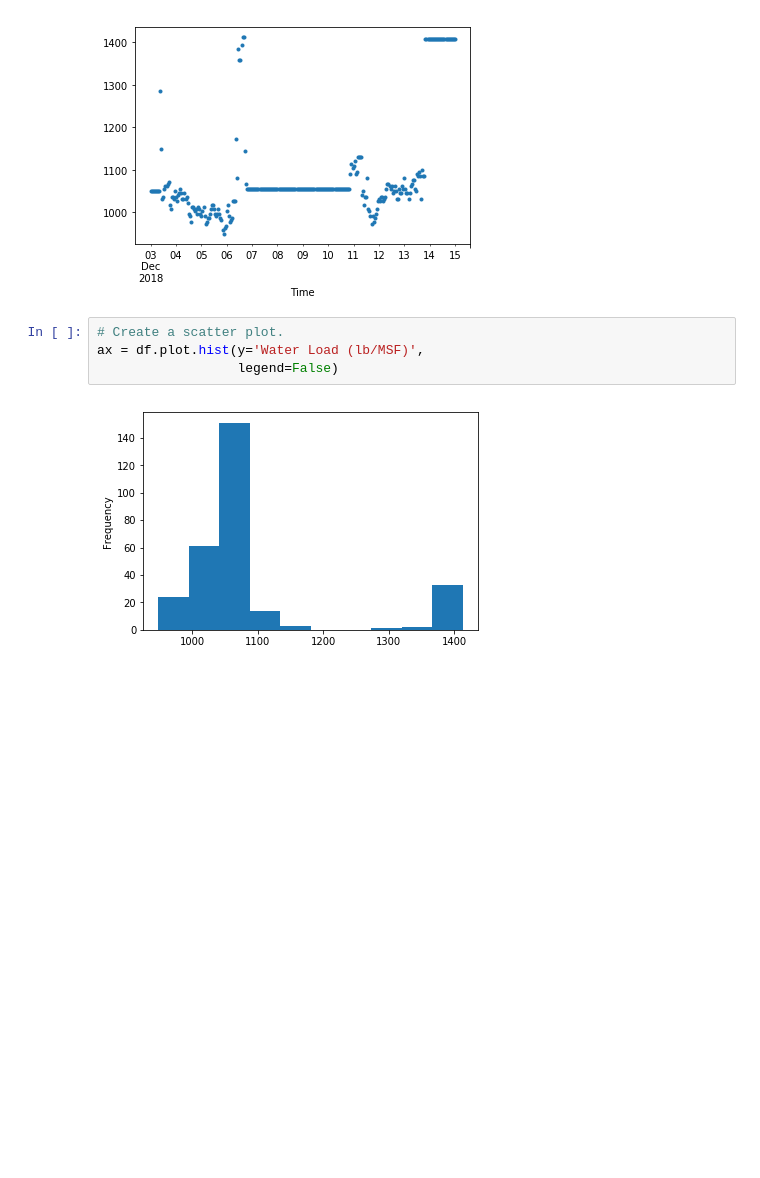
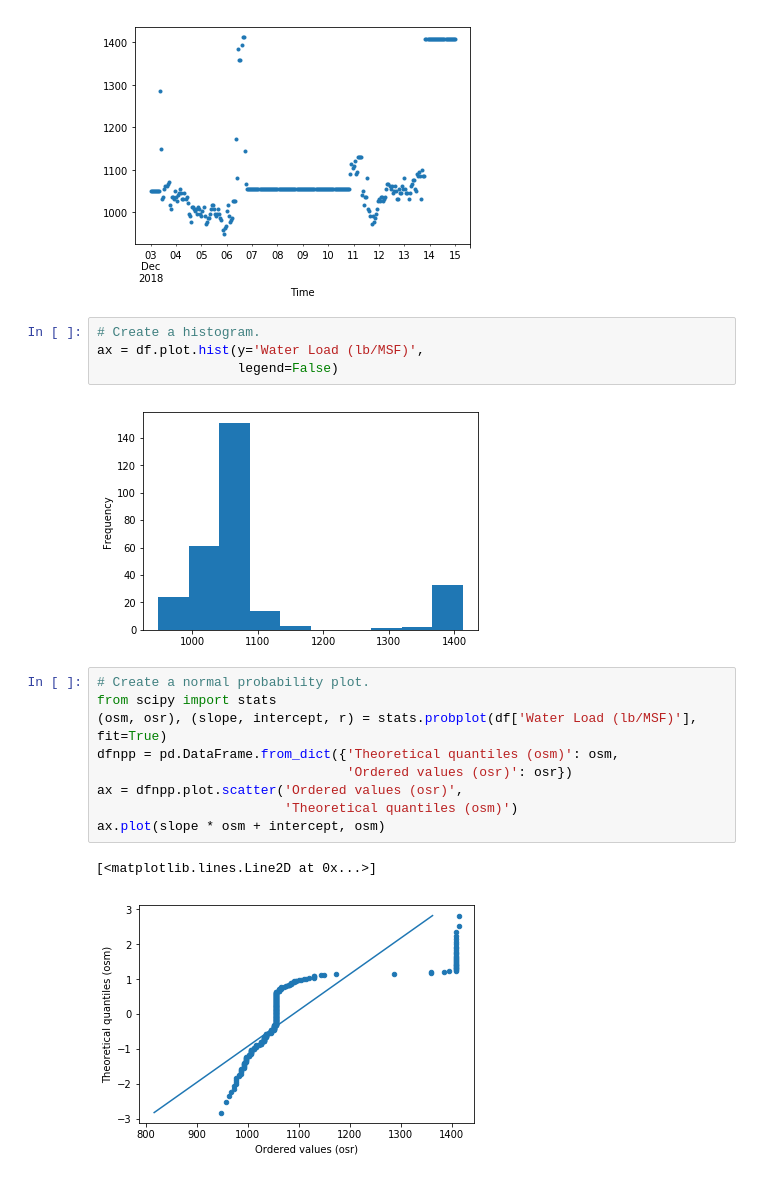
Before and after one commit to gillespilon/noob, a Jupyter notebook: graphs.ipynb, the cells around one changed output. Cells and saved outputs as stored; diff of their text form; blank space fills up the shorter version.

Commit message:
Create normal probability plot.

```diff
--- a/graphs.ipynb
+++ b/graphs.ipynb
@@ -73,8 +72,20 @@ ax = df.plot.line(y='Water Load (lb/MSF)',
 # %% [output]
 [figure]
 # %%
-# Create a scatter plot.
+# Create a histogram.
 ax = df.plot.hist(y='Water Load (lb/MSF)',
                   legend=False)
 # %% [output]
 [figure]
+# %%
+# Create a normal probability plot.
+from scipy import stats
+(osm, osr), (slope, intercept, r) = stats.probplot(df['Water Load (lb/MSF)'], fit=True)
+dfnpp = pd.DataFrame.from_dict({'Theoretical quantiles (osm)': osm,
+                                'Ordered values (osr)': osr})
+ax = dfnpp.plot.scatter('Ordered values (osr)',
+                        'Theoretical quantiles (osm)')
+ax.plot(slope * osm + intercept, osm)
+# %% [output]
+[<matplotlib.lines.Line2D at 0x...>]
+[figure, added]
```
Also changed, not shown: parts of 1 cell of this notebook.
